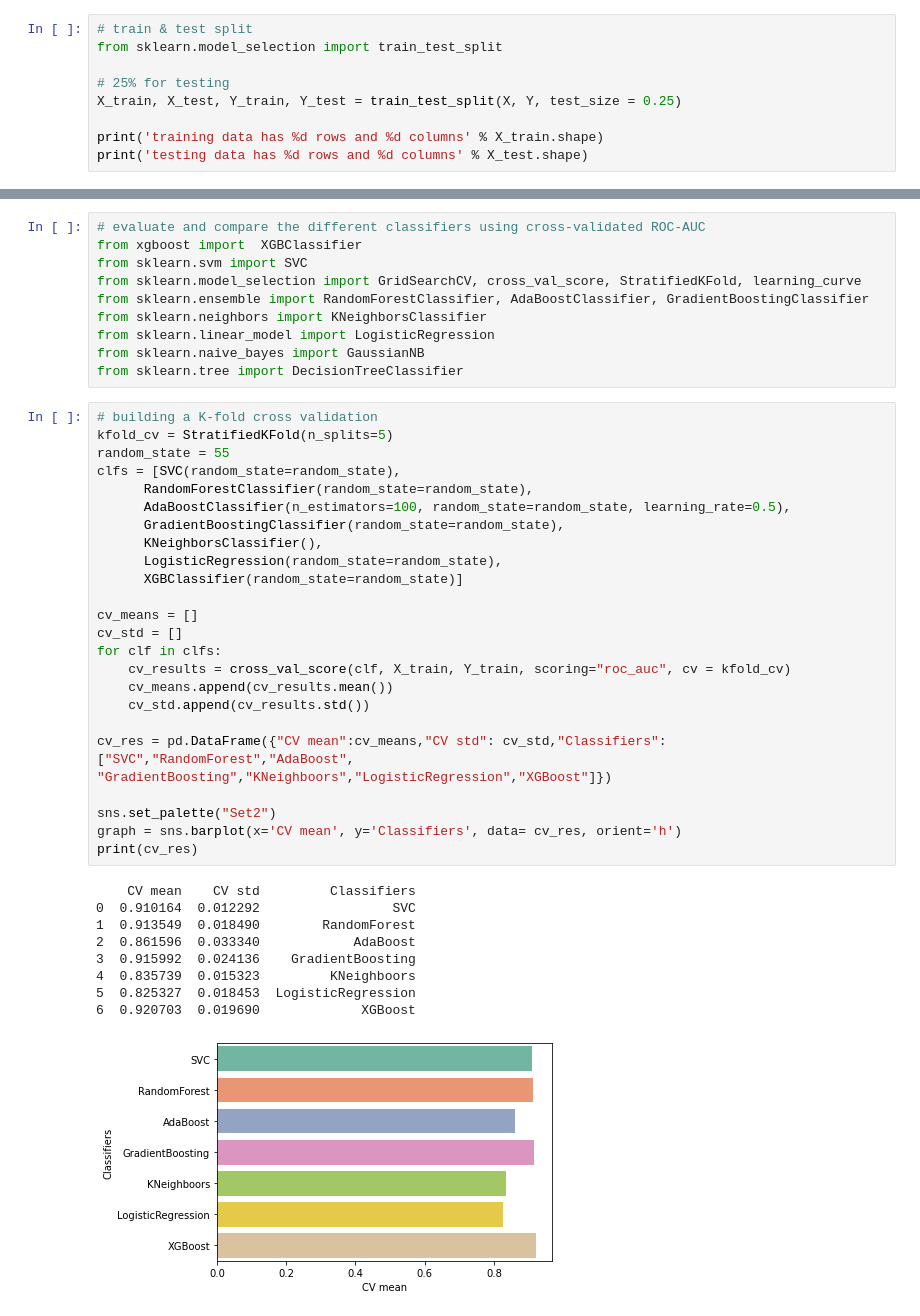
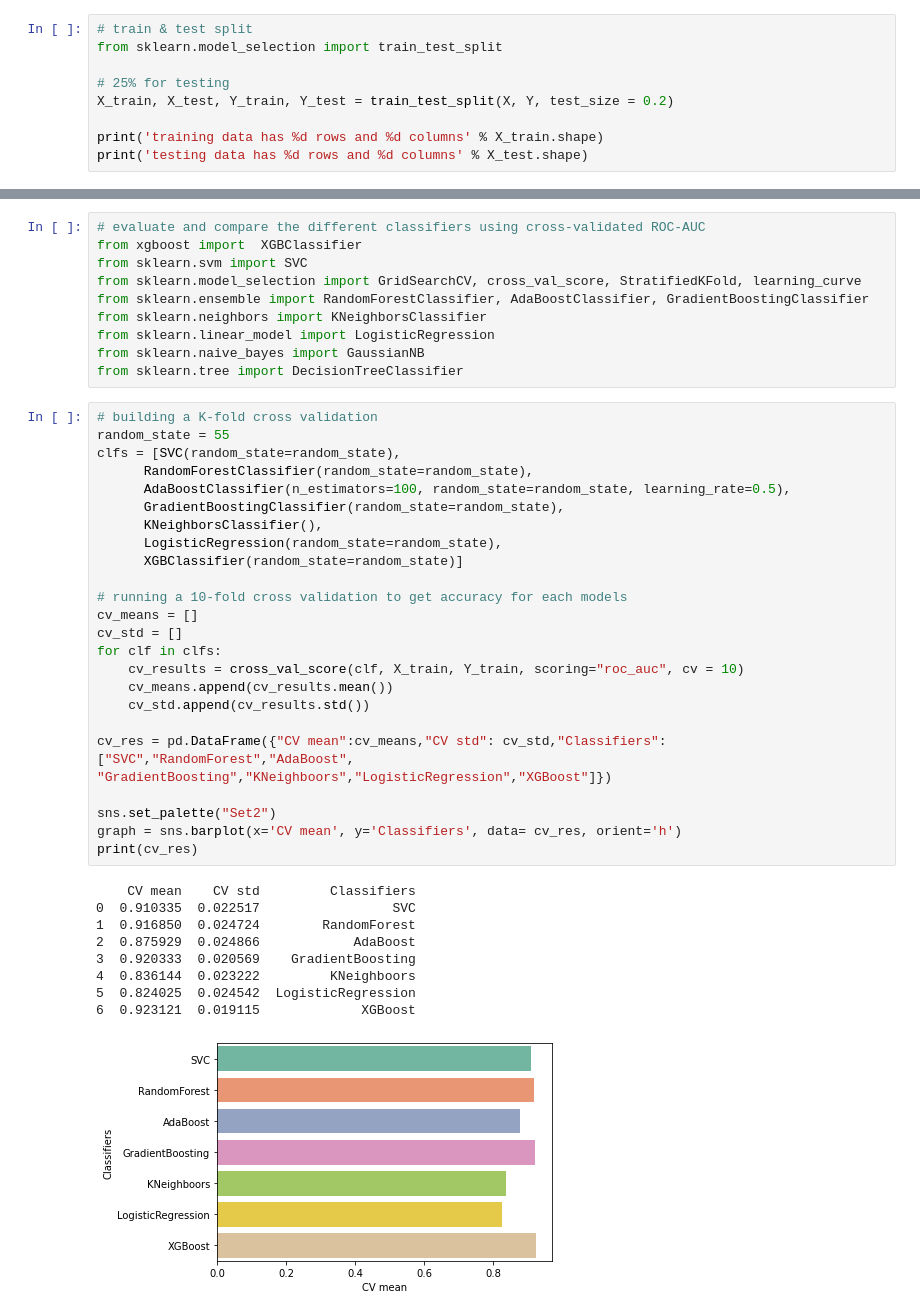
Before and after one commit to haopengsong/Customer_churn_analysis, a Jupyter notebook: customer churn analysis.ipynb, the cells around one changed output, grey strips where cells are left out. Cells and saved outputs as stored; diff of their text form.

```diff
--- a/customer churn analysis.ipynb
+++ b/customer churn analysis.ipynb
@@ -151,7 +151,7 @@ data_encode_add.head()
 from sklearn.model_selection import train_test_split
 
 # 25% for testing
-X_train, X_test, Y_train, Y_test = train_test_split(X, Y, test_size = 0.25)
+X_train, X_test, Y_train, Y_test = train_test_split(X, Y, test_size = 0.2)
 
 print('training data has %d rows and %d columns' % X_train.shape)
 print('testing data has %d rows and %d columns' % X_test.shape)
@@ -179,36 +179,36 @@ from sklearn.naive_bayes import GaussianNB
 from sklearn.tree import DecisionTreeClassifier
 # %%
 # building a K-fold cross validation
-kfold_cv = StratifiedKFold(n_splits=5)
 random_state = 55
 clfs = [SVC(random_state=random_state),
       RandomForestClassifier(random_state=random_state),
       AdaBoostClassifier(n_estimators=100, random_state=random_state, learning_rate=0.5),
       GradientBoostingClassifier(random_state=random_state),
       KNeighborsClassifier(),
       LogisticRegression(random_state=random_state),
       XGBClassifier(random_state=random_state)]
 
+# running a 10-fold cross validation to get accuracy for each models
 cv_means = []
 cv_std = []
 for clf in clfs:
-    cv_results = cross_val_score(clf, X_train, Y_train, scoring="roc_auc", cv = kfold_cv)
+    cv_results = cross_val_score(clf, X_train, Y_train, scoring="roc_auc", cv = 10)
     cv_means.append(cv_results.mean())
     cv_std.append(cv_results.std())
 
 cv_res = pd.DataFrame({"CV mean":cv_means,"CV std": cv_std,"Classifiers":["SVC","RandomForest","AdaBoost",
 "GradientBoosting","KNeighboors","LogisticRegression","XGBoost"]})
 
 sns.set_palette("Set2")
 graph = sns.barplot(x='CV mean', y='Classifiers', data= cv_res, orient='h')
 print(cv_res)
 # %% [output]
     CV mean    CV std         Classifiers
-0  0.910164  0.012292                 SVC
-1  0.913549  0.018490        RandomForest
-2  0.861596  0.033340            AdaBoost
-3  0.915992  0.024136    GradientBoosting
-4  0.835739  0.015323         KNeighboors
-5  0.825327  0.018453  LogisticRegression
-6  0.920703  0.019690             XGBoost
+0  0.910335  0.022517                 SVC
+1  0.916850  0.024724        RandomForest
+2  0.875929  0.024866            AdaBoost
+3  0.920333  0.020569    GradientBoosting
+4  0.836144  0.023222         KNeighboors
+5  0.824025  0.024542  LogisticRegression
+6  0.923121  0.019115             XGBoost
-[figure, old version]
+[figure, new version]
```
Also changed, not shown: parts of 22 cells of this notebook, 10 other files.
